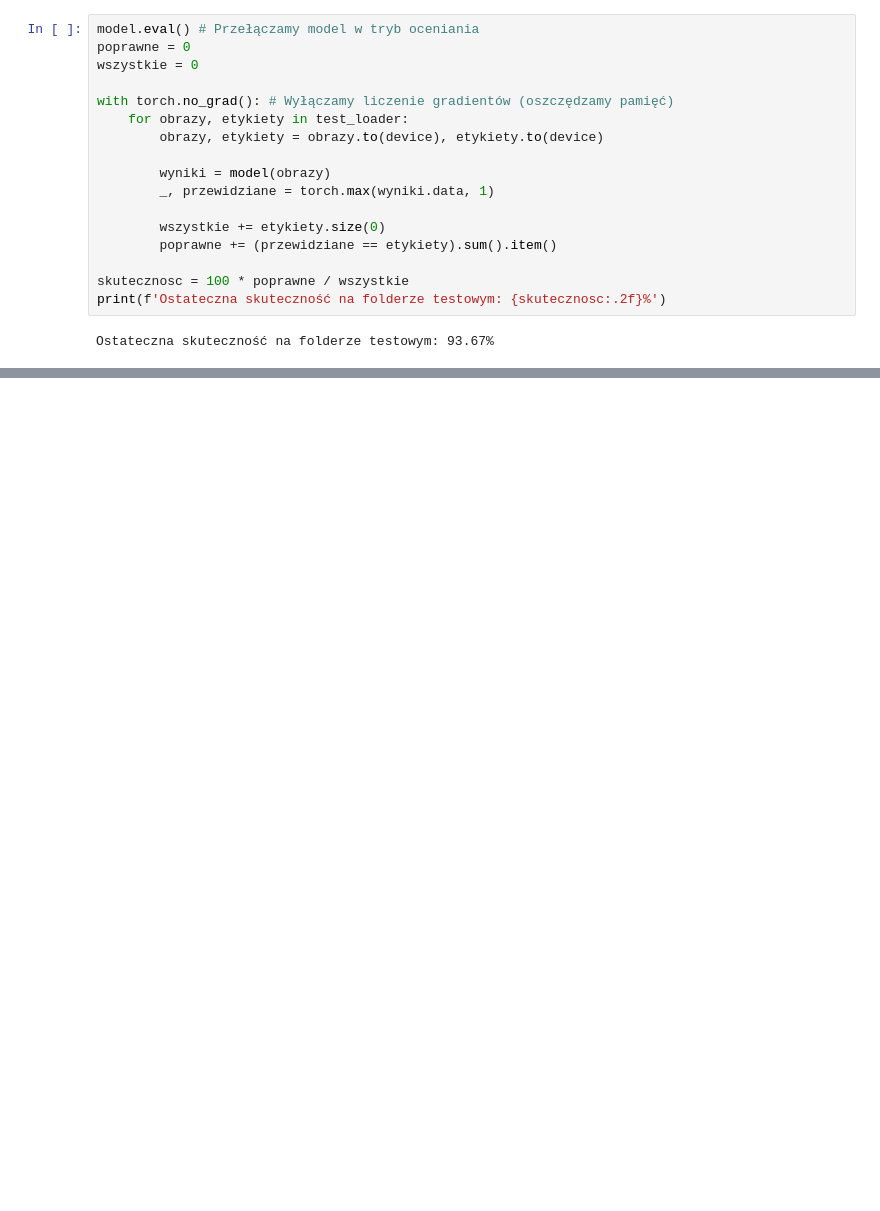
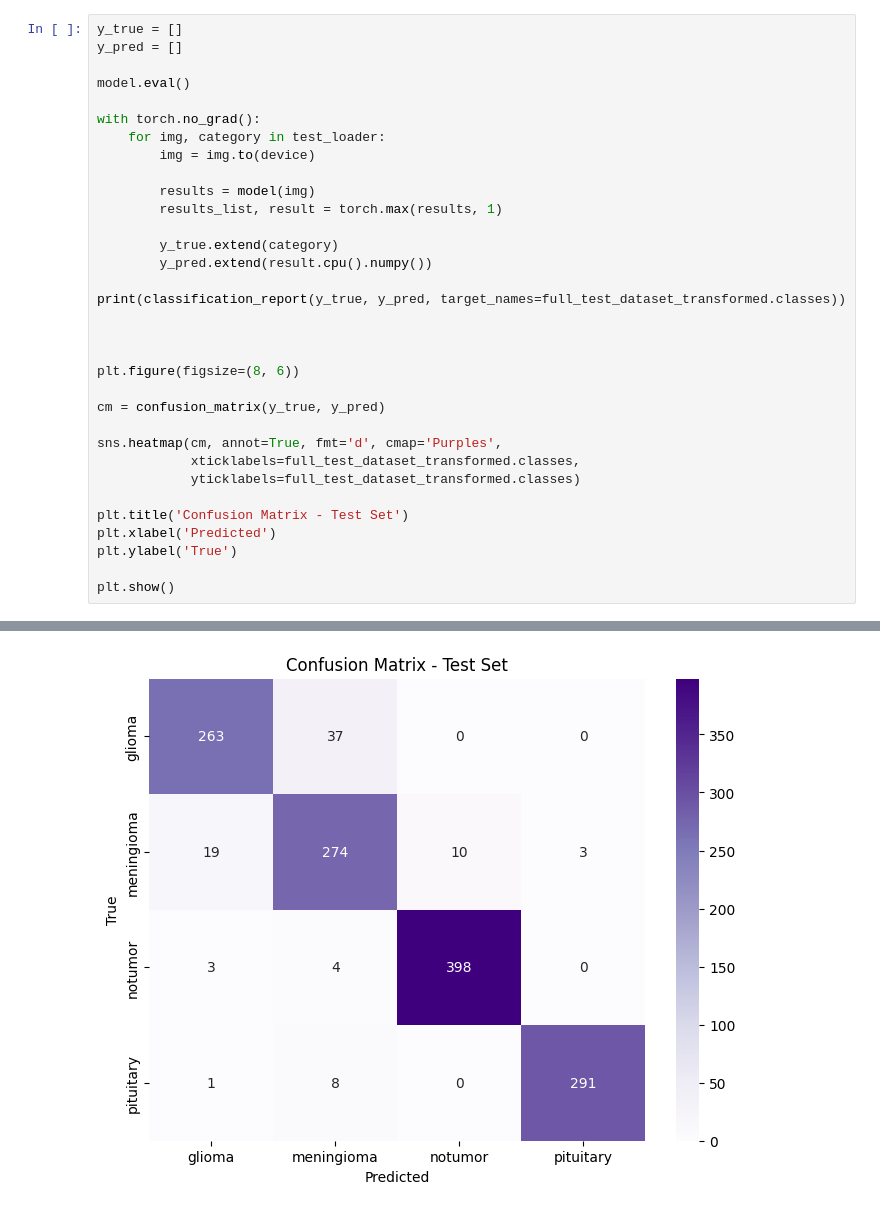
Before and after one commit to mmalolee/CNN_brain_tumor, a Jupyter notebook: CNN.ipynb, the cells around one changed output, grey strips where cells are left out. Saved outputs shown, nothing was run; the diff lists cells and outputs as text; blank space fills up the shorter version.

```diff
--- a/CNN.ipynb
+++ b/CNN.ipynb
@@ -156,19 +218,34 @@ Skuteczność modelu na danych testowych: 93.56%
-# %%
-model.eval() # Przełączamy model w tryb oceniania
-poprawne = 0
-wszystkie = 0
-
-with torch.no_grad(): # Wyłączamy liczenie gradientów (oszczędzamy pamięć)
-    for obrazy, etykiety in test_loader:
-        obrazy, etykiety = obrazy.to(device), etykiety.to(device)
-
-        wyniki = model(obrazy)
-        _, przewidziane = torch.max(wyniki.data, 1)
-
-        wszystkie += etykiety.size(0)
-        poprawne += (przewidziane == etykiety).sum().item()
-
-skutecznosc = 100 * poprawne / wszystkie
-print(f'Ostateczna skuteczność na folderze testowym: {skutecznosc:.2f}%')
-# %% [output]
-Ostateczna skuteczność na folderze testowym: 93.67%
+# %%
+y_true = []
+y_pred = []
+
+model.eval()
+
+with torch.no_grad():
+    for img, category in test_loader:
+        img = img.to(device)
+
+        results = model(img)
+        results_list, result = torch.max(results, 1)
+
+        y_true.extend(category)
+        y_pred.extend(result.cpu().numpy())
+
+print(classification_report(y_true, y_pred, target_names=full_test_dataset_transformed.classes))
+
+
+
+plt.figure(figsize=(8, 6))
+
+cm = confusion_matrix(y_true, y_pred)
+
+sns.heatmap(cm, annot=True, fmt='d', cmap='Purples',
+            xticklabels=full_test_dataset_transformed.classes,
+            yticklabels=full_test_dataset_transformed.classes)
+
+plt.title('Confusion Matrix - Test Set')
+plt.xlabel('Predicted')
+plt.ylabel('True')
+
+plt.show()
+# %% [output]
@@ -174,0 +262 @@ Ostateczna skuteczność na folderze testowym: 93.67%
+[figure, added]
```
Also changed, not shown: parts of 13 cells of this notebook, 2 other files.
